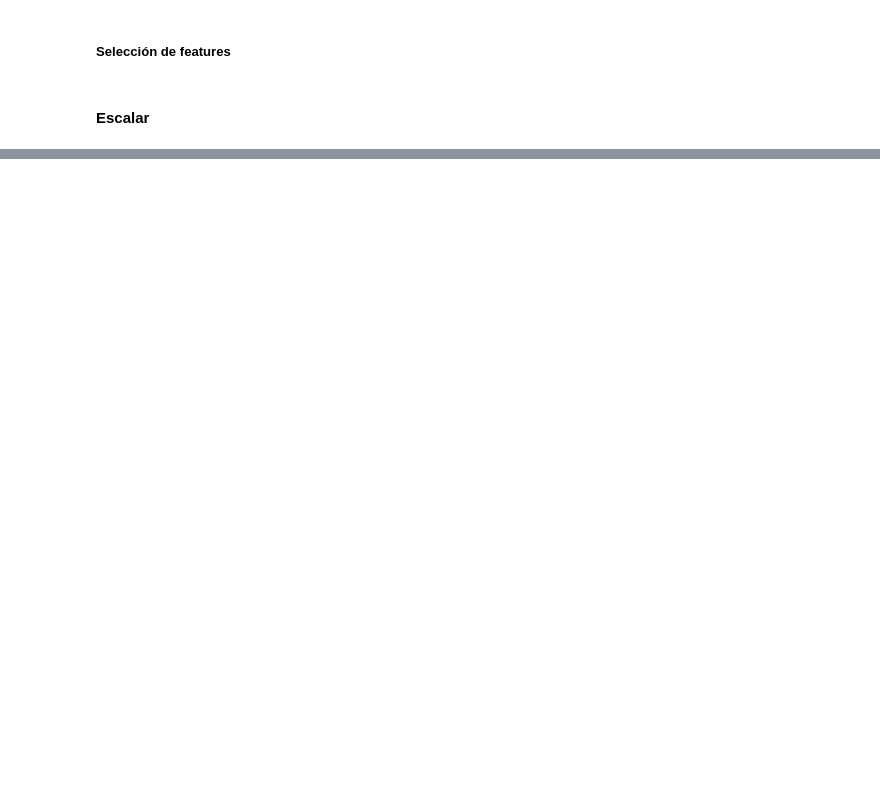
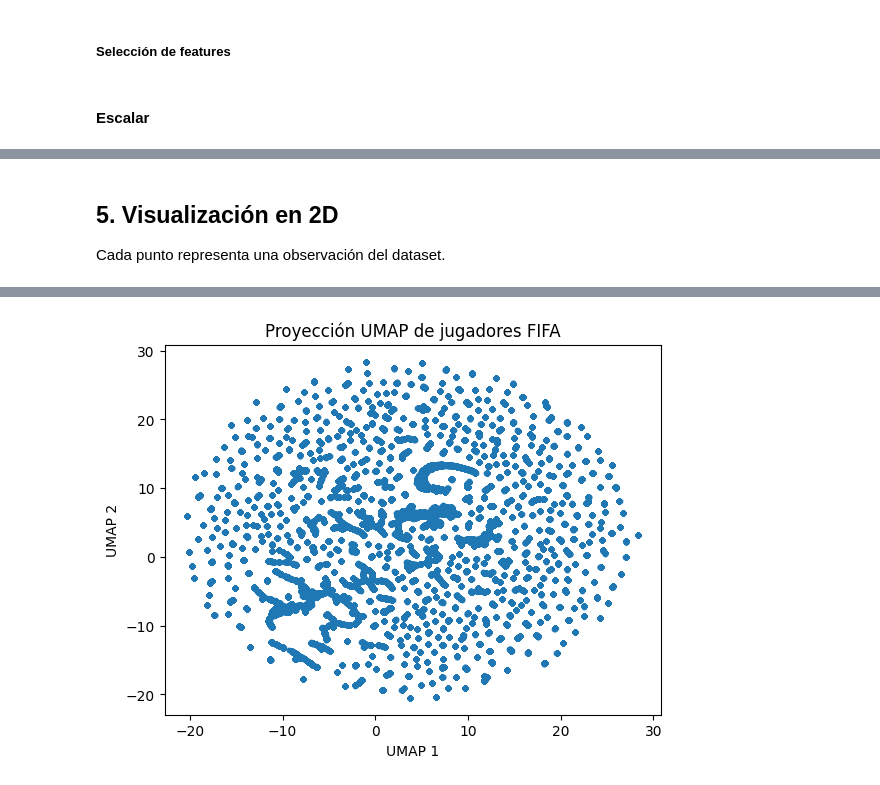
Before and after one commit to BrandonLCC/FIFA_ML_Kedro, a Jupyter notebook: notebooks/unsupervised/05_umap_analysis.ipynb, the cells around one changed output, grey strips where cells are left out. Saved outputs shown, nothing was run; the diff lists cells and outputs as text; code cells hidden in the pictures; blank space fills up the shorter version.

Commit message:
Cambio en bugfix/pipeline_unsupervised: Modificaciónes para generar La reducción de dimensionalidad, generación de clustering para alimentar a los modelos supervisados.

```diff
--- a/notebooks/unsupervised/05_umap_analysis.ipynb
+++ b/notebooks/unsupervised/05_umap_analysis.ipynb
@@ -63,5 +122,5 @@ pero sí ayudan a evaluar visualmente si:
 # %%
 %load_ext kedro.ipython
 catalog.keys()
-df_FIFA = catalog.load("model_input_table")
+df_fifa = catalog.load("model_input_table")
 # %% [output]
@@ -172,7 +220,7 @@ descartados
 """
 
 # dataframe escalado
-X = df_fifa_scaled[features]
+X = df_fifa[features]
 # %% [markdown]
 #### **Escalar**
 # %%
@@ -238,0 +233,11 @@ df_fifa_22["TSNE_3D_3"] = X_tsne_3d[:,2]
+# %%
+reducer = umap.UMAP(
+    n_neighbors=15,
+    min_dist=0.1,
+    n_components=2,
+    random_state=42
+)
+
+embedding = reducer.fit_transform(X_scaled)
+
+print("Dimensiones reducidas:", embedding.shape)
@@ -238,0 +248,14 @@ df_fifa_22["TSNE_3D_3"] = X_tsne_3d[:,2]
+# %% [markdown]
+## 5. Visualización en 2D
+
+Cada punto representa una observación del dataset.
+# %%
+import matplotlib.pyplot as plt
+
+plt.figure()
+plt.scatter(embedding[:,0], embedding[:,1], s=10)
+plt.title("Proyección UMAP de jugadores FIFA")
+plt.xlabel("UMAP 1")
+plt.ylabel("UMAP 2")
+plt.show()
+# %% [output]
@@ -238,0 +263 @@ df_fifa_22["TSNE_3D_3"] = X_tsne_3d[:,2]
+[figure, added]
```
Also changed, not shown: parts of 24 cells of this notebook, 9 other files.
